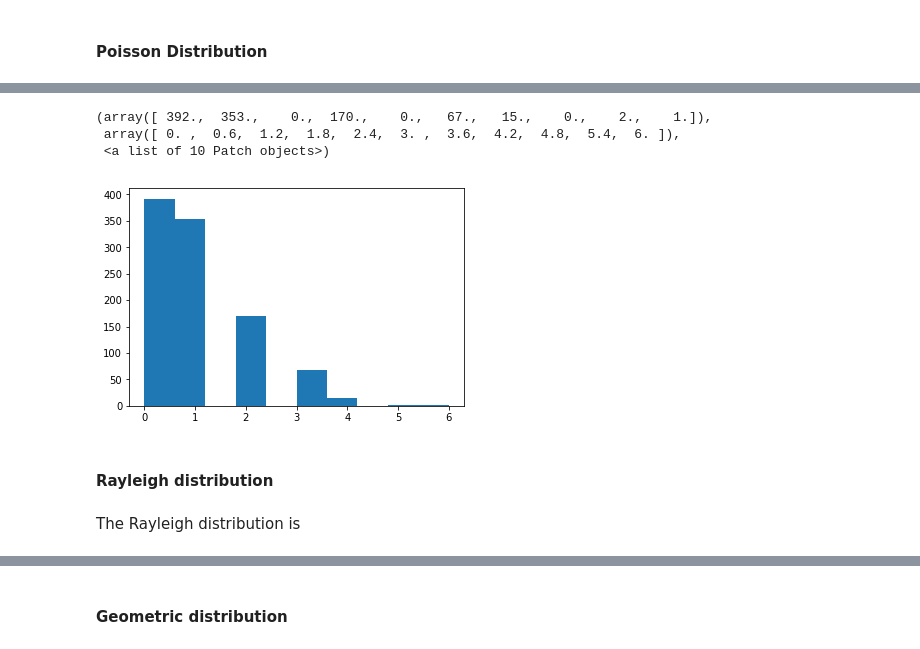
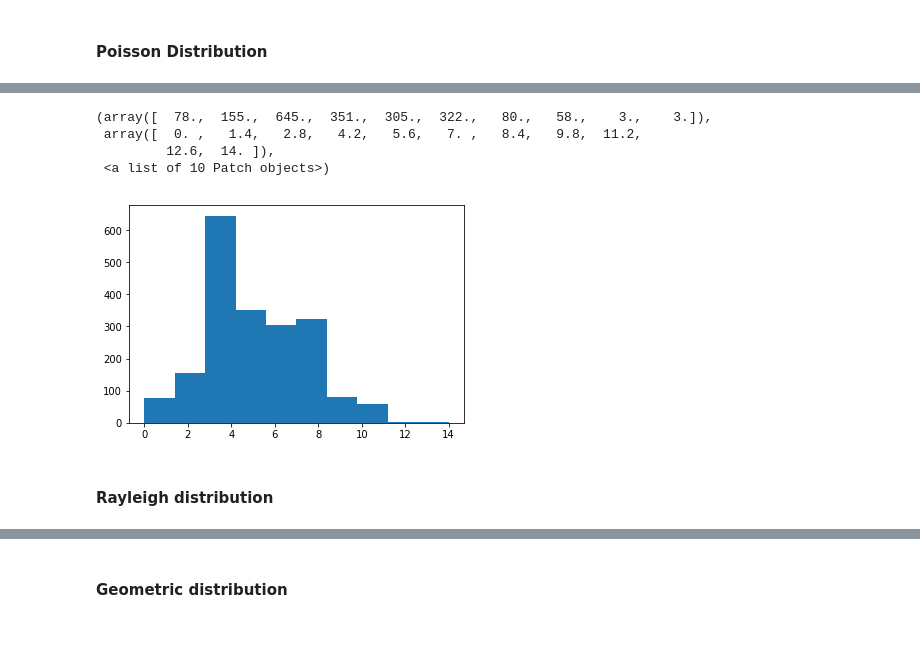
Before and after one commit to G00364690/numpy-random, a Jupyter notebook: Numpy-Random.ipynb, the cells around one changed output, grey strips where cells are left out. Drawn from its saved outputs; the diff is of its cells as text; code cells hidden in the pictures.

Commit message:
Distribution real world examples

```diff
--- a/Numpy-Random.ipynb
+++ b/Numpy-Random.ipynb
@@ -149,17 +154,16 @@ A real world example is the number of bankruptcies filed in one month.
 # %%
 import numpy.random as np
 import matplotlib.pyplot as plt
 
 %matplotlib inline
 
-x = np.poisson(1,1000)
+x = np.poisson(5,2000)
 plt.hist(x)
 # %% [output]
-(array([ 392.,  353.,    0.,  170.,    0.,   67.,   15.,    0.,    2.,    1.]),
- array([ 0. ,  0.6,  1.2,  1.8,  2.4,  3. ,  3.6,  4.2,  4.8,  5.4,  6. ]),
+(array([  78.,  155.,  645.,  351.,  305.,  322.,   80.,   58.,    3.,    3.]),
+ array([  0. ,   1.4,   2.8,   4.2,   5.6,   7. ,   8.4,   9.8,  11.2,
+         12.6,  14. ]),
  <a list of 10 Patch objects>)
-[figure, old version]
+[figure, new version]
 # %% [markdown]
 #### Rayleigh distribution
-# %% [markdown]
-The Rayleigh distribution is
```
Also changed, not shown: parts of 12 cells of this notebook.
